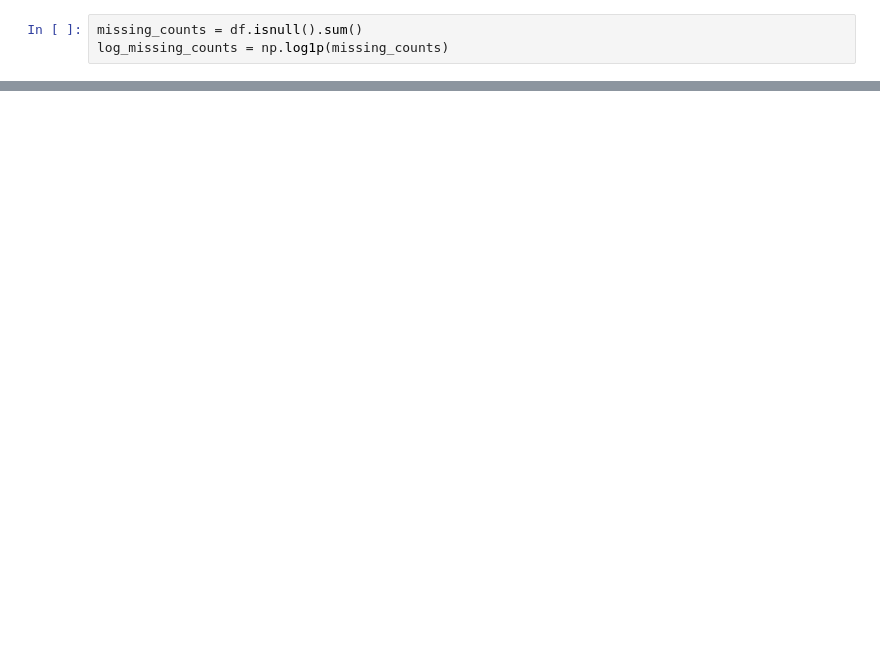
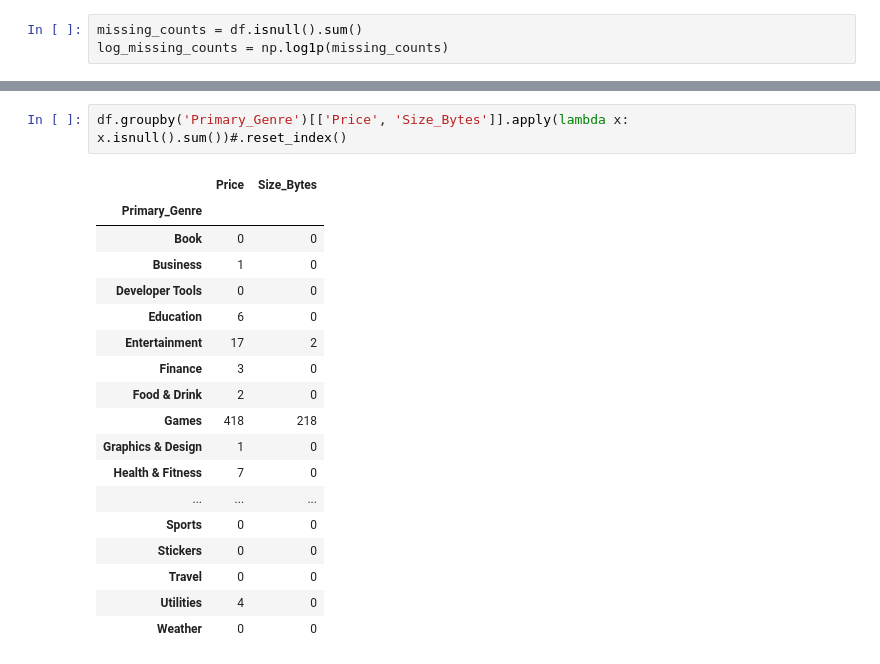
Before and after one commit to Fouzia-Akbar/My-Python, a Jupyter notebook: apple_app_EDA.ipynb, the cells around one changed output, grey strips where cells are left out. Cells and saved outputs as stored; diff of their text form; blank space fills up the shorter version.

```diff
--- a/apple_app_EDA.ipynb
+++ b/apple_app_EDA.ipynb
@@ -167,0 +660,21 @@ fig.show()
+# %%
+df.groupby('Primary_Genre')[['Price', 'Size_Bytes']].apply(lambda x: x.isnull().sum())#.reset_index()
+# %% [output]
+|  | Price | Size_Bytes |
+| Primary_Genre |  |  |
+| Book | 0 | 0 |
+| Business | 1 | 0 |
+| Developer Tools | 0 | 0 |
+| Education | 6 | 0 |
+| Entertainment | 17 | 2 |
+| Finance | 3 | 0 |
+| Food & Drink | 2 | 0 |
+| Games | 418 | 218 |
+| Graphics & Design | 1 | 0 |
+| Health & Fitness | 7 | 0 |
+| ... | ... | ... |
+| Sports | 0 | 0 |
+| Stickers | 0 | 0 |
+| Travel | 0 | 0 |
+| Utilities | 4 | 0 |
+| Weather | 0 | 0 |
```
Also changed, not shown: parts of 60 cells of this notebook.
